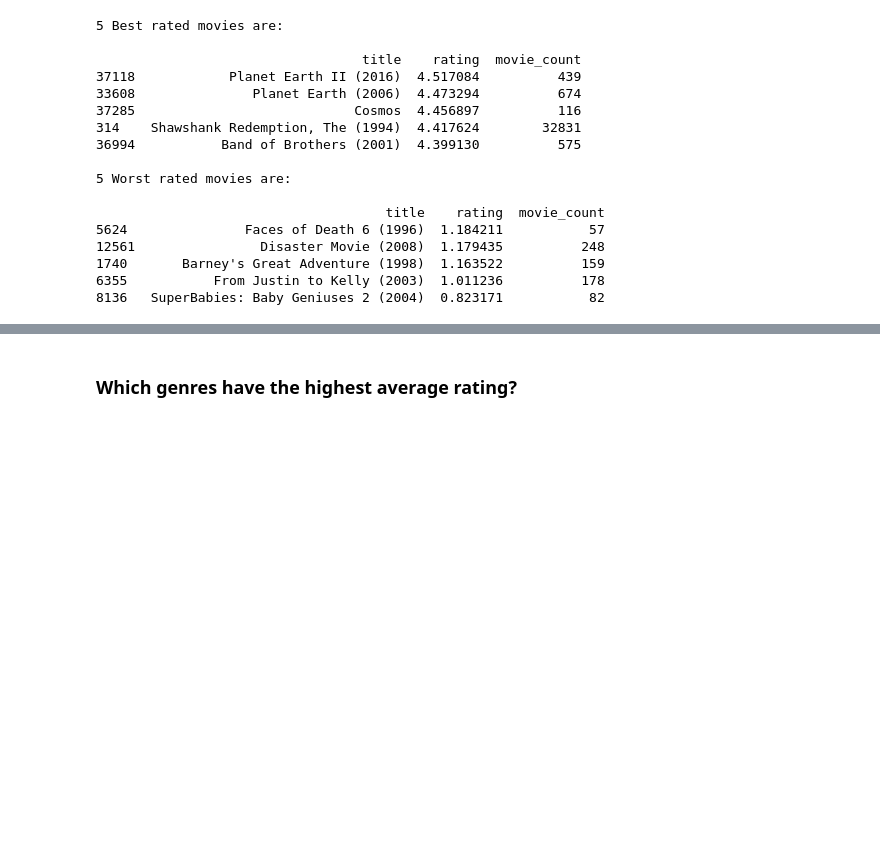
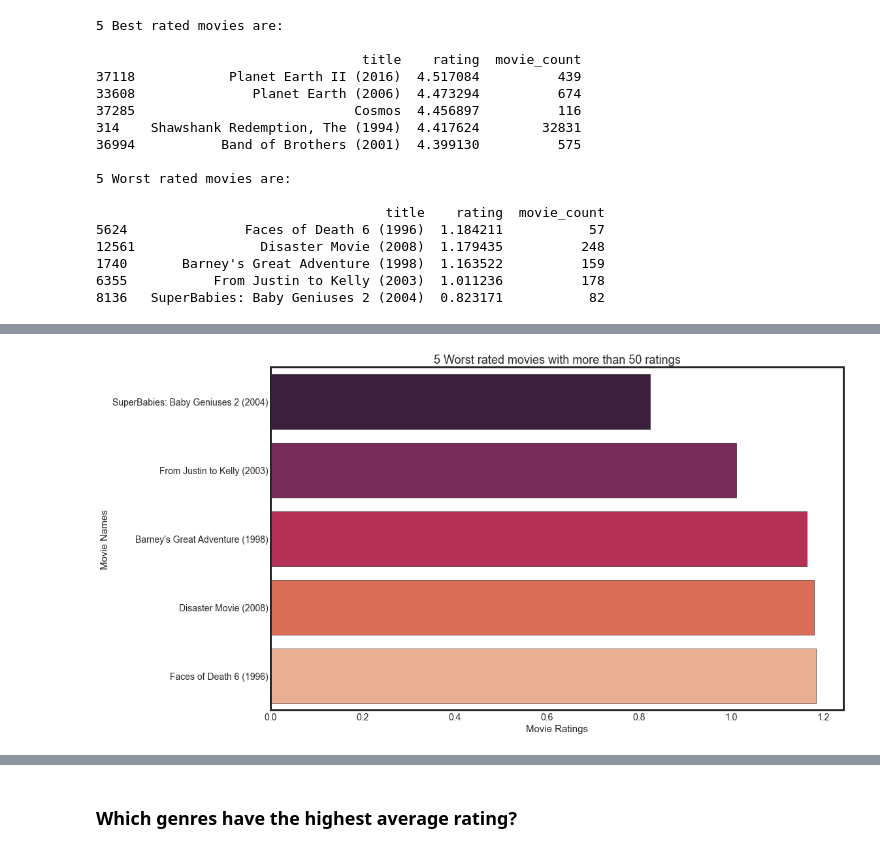
Before and after one commit to stanjaak123/Netflix-Recommender-using-Unsupervised-Machine-Learning-Clustering-, a Jupyter notebook: Netflix Recommender System.ipynb, the cells around one changed output, grey strips where cells are left out. Saved outputs shown, nothing was run; the diff lists cells and outputs as text; code cells hidden in the pictures; blank space fills up the shorter version.

```diff
--- a/Netflix Recommender System.ipynb
+++ b/Netflix Recommender System.ipynb
@@ -727,0 +676,13 @@ print(avg_ratings[avg_ratings['movie_count'] >= 50][['title','rating','movie_cou
+# %%
+x = familiar_movies[['title', 'rating']].sort_values(by = 'rating', ascending=True).head()['rating']
+y = familiar_movies[['title', 'rating']].sort_values(by = 'rating', ascending=True).head()['title']
+# %%
+plt.figure(figsize = (14,9))
+sns.set_style('white')
+sns.barplot(x = x, y = y, palette = 'rocket', edgecolor = "black")
+plt.ylabel('Movie Names', fontsize = 15)
+plt.xlabel('Movie Ratings',fontsize = 15)
+plt.title('The 5 worst rated movies with more than 50 ratings', fontsize = 18)
+plt.show()
+# %% [output]
+[figure, added]
```
Also changed, not shown: parts of 88 cells of this notebook, 1 other file.
